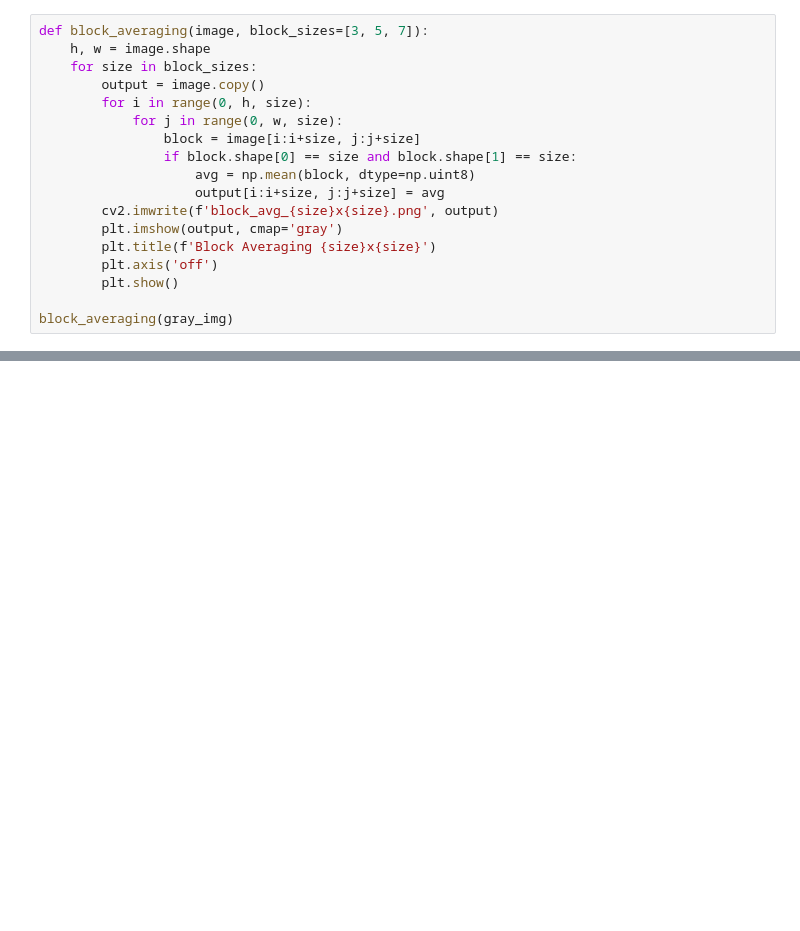
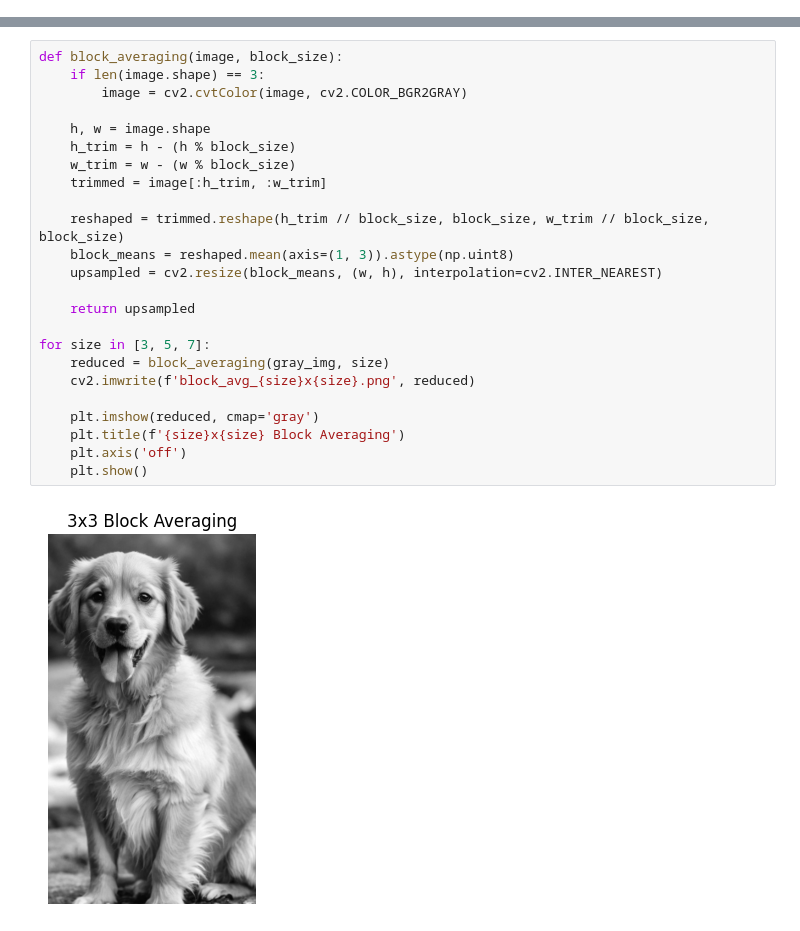
Before and after one commit to Nadun-Dissanayake/Computer-Vision-, a Jupyter notebook: EC7212_Asignment_1_EG_2020_4194.ipynb, the cells around one changed output, grey strips where cells are left out. Drawn from its saved outputs; the diff is of its cells as text; blank space fills up the shorter version.

```diff
--- a/EC7212_Asignment_1_EG_2020_4194.ipynb
+++ b/EC7212_Asignment_1_EG_2020_4194.ipynb
@@ -74,18 +84,0 @@ rotate_image(gray_img)
-# %%
-def block_averaging(image, block_sizes=[3, 5, 7]):
-    h, w = image.shape
-    for size in block_sizes:
-        output = image.copy()
-        for i in range(0, h, size):
-            for j in range(0, w, size):
-                block = image[i:i+size, j:j+size]
-                if block.shape[0] == size and block.shape[1] == size:
-                    avg = np.mean(block, dtype=np.uint8)
-                    output[i:i+size, j:j+size] = avg
-        cv2.imwrite(f'block_avg_{size}x{size}.png', output)
-        plt.imshow(output, cmap='gray')
-        plt.title(f'Block Averaging {size}x{size}')
-        plt.axis('off')
-        plt.show()
-
-block_averaging(gray_img)
@@ -95,0 +85,26 @@ block_averaging(gray_img)
+# %%
+def block_averaging(image, block_size):
+    if len(image.shape) == 3:
+        image = cv2.cvtColor(image, cv2.COLOR_BGR2GRAY)
+
+    h, w = image.shape
+    h_trim = h - (h % block_size)
+    w_trim = w - (w % block_size)
+    trimmed = image[:h_trim, :w_trim]
+
+    reshaped = trimmed.reshape(h_trim // block_size, block_size, w_trim // block_size, block_size)
+    block_means = reshaped.mean(axis=(1, 3)).astype(np.uint8)
+    upsampled = cv2.resize(block_means, (w, h), interpolation=cv2.INTER_NEAREST)
+
+    return upsampled
+
+for size in [3, 5, 7]:
+    reduced = block_averaging(gray_img, size)
+    cv2.imwrite(f'block_avg_{size}x{size}.png', reduced)
+
+    plt.imshow(reduced, cmap='gray')
+    plt.title(f'{size}x{size} Block Averaging')
+    plt.axis('off')
+    plt.show()
+# %% [output]
+[figure, added]
```
Also changed, not shown: parts of 7 cells of this notebook.
